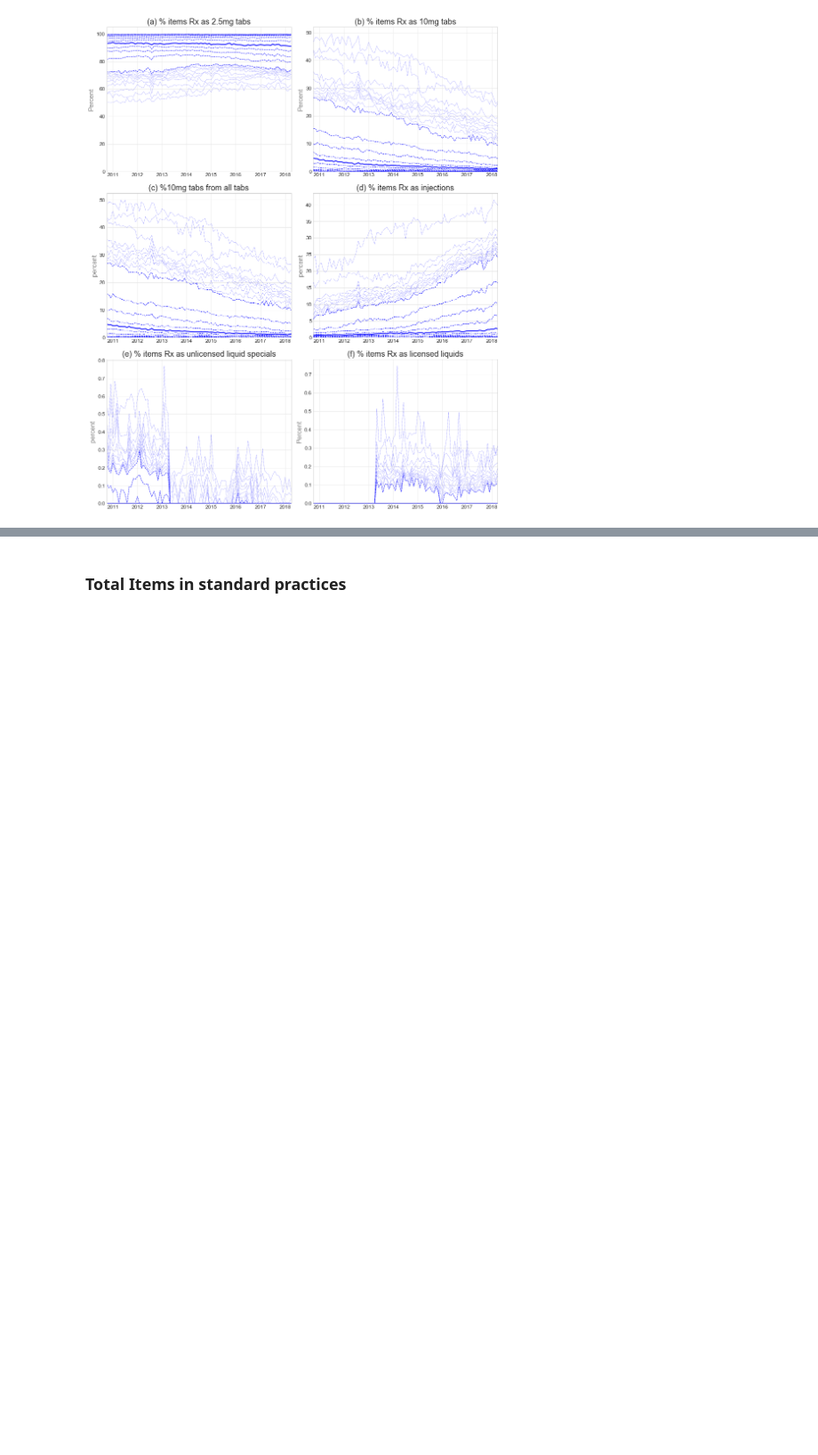
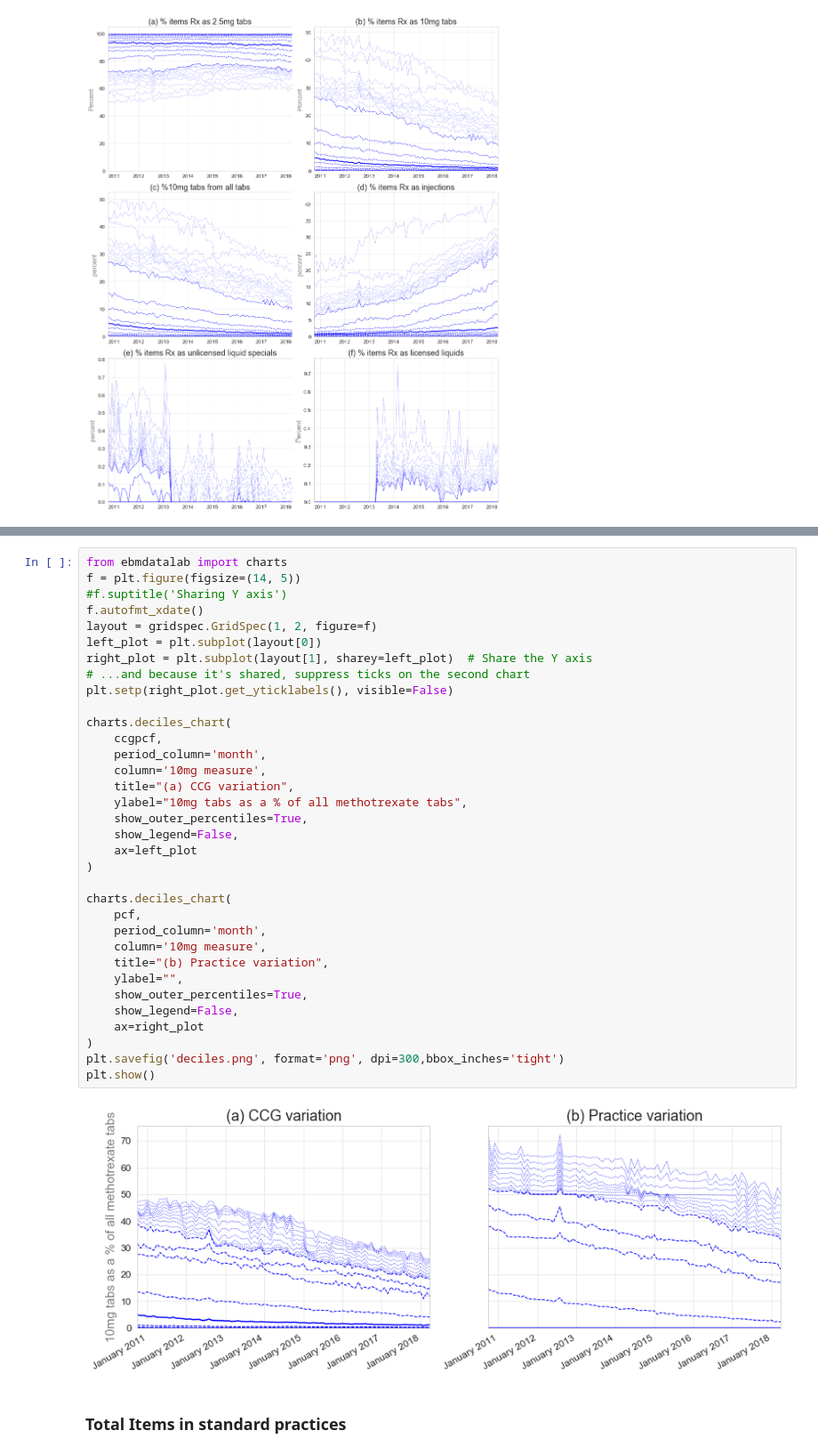
Before and after one commit to ebmdatalab/Methotrexate, a Jupyter notebook: Methotrexate Workbook Final Pass.ipynb, the cells around one changed output, grey strips where cells are left out. Shown at 89% size. Cells and saved outputs as stored; diff of their text form; blank space fills up the shorter version.

```diff
--- a/Methotrexate Workbook Final Pass.ipynb
+++ b/Methotrexate Workbook Final Pass.ipynb
@@ -420,3 +454,39 @@ plt.show()
+# %%
+from ebmdatalab import charts
+f = plt.figure(figsize=(14, 5))
+#f.suptitle('Sharing Y axis')
+f.autofmt_xdate()
+layout = gridspec.GridSpec(1, 2, figure=f)
+left_plot = plt.subplot(layout[0])
+right_plot = plt.subplot(layout[1], sharey=left_plot)  # Share the Y axis
+# ...and because it's shared, suppress ticks on the second chart
+plt.setp(right_plot.get_yticklabels(), visible=False)
+
+charts.deciles_chart(
+    ccgpcf,
+    period_column='month',
+    column='10mg measure',
+    title="(a) CCG variation",
+    ylabel="10mg tabs as a % of all methotrexate tabs",
+    show_outer_percentiles=True,
+    show_legend=False,
+    ax=left_plot
+)
+
+charts.deciles_chart(
+    pcf,
+    period_column='month',
+    column='10mg measure',
+    title="(b) Practice variation",
+    ylabel="",
+    show_outer_percentiles=True,
+    show_legend=False,
+    ax=right_plot
+)
+plt.savefig('deciles.png', format='png', dpi=300,bbox_inches='tight')
+plt.show()
+# %% [output]
+[figure, added]
 # %% [markdown]
 ### Total Items in standard practices
 # %%
```
Also changed, not shown: parts of 11 cells of this notebook, 2 other files.
